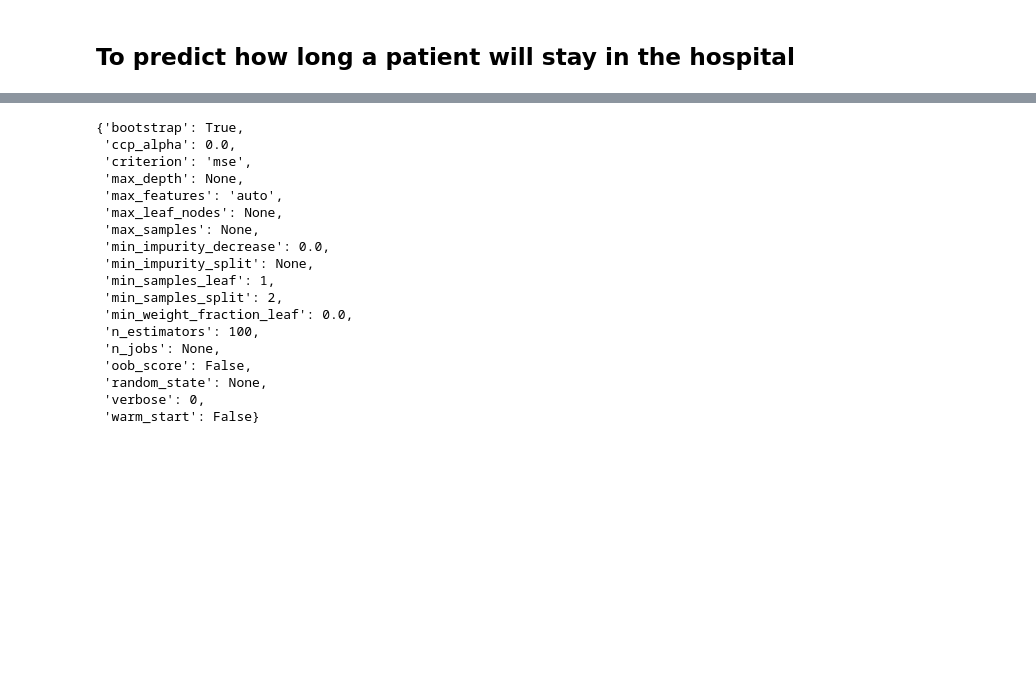
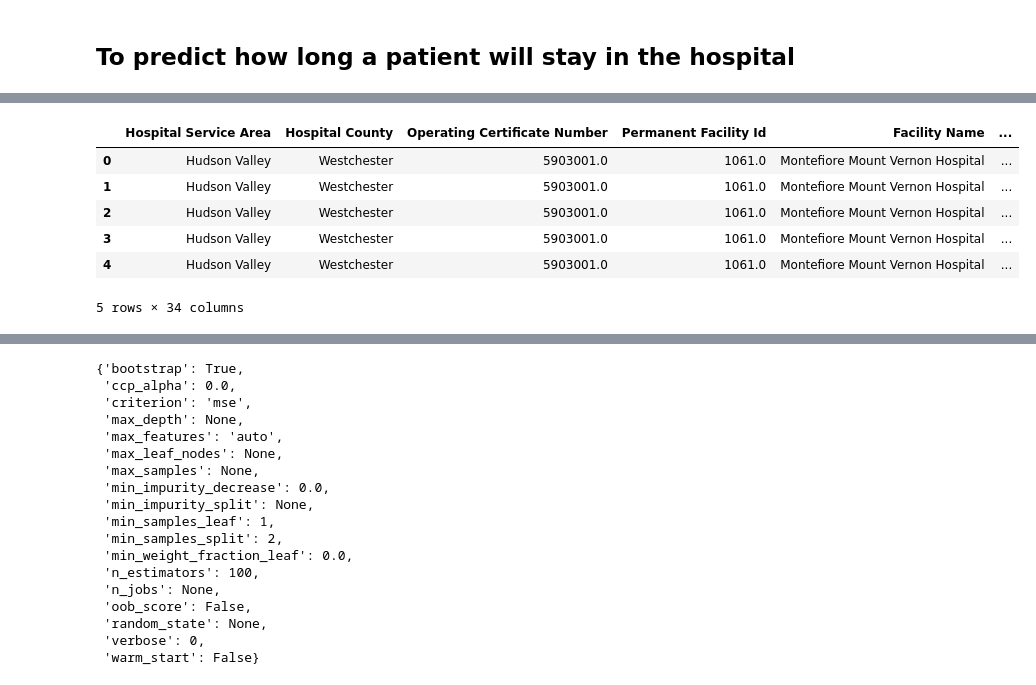
Before and after one commit to maxi-musz/GDSC_Fuoye_DS_ML_AI, a Jupyter notebook: GDSC-TASK-ONE.ipynb, the cells around one changed output, grey strips where cells are left out. Saved outputs shown, nothing was run; the diff lists cells and outputs as text; code cells hidden in the pictures; blank space fills up the shorter version.

```diff
--- a/GDSC-TASK-ONE.ipynb
+++ b/GDSC-TASK-ONE.ipynb
@@ -172,0 +9,5 @@ y = patient_data["Length of Stay"]
+# %%
+#Getting the data ready
+
+df = pd.read_csv("NY2017.csv", low_memory=False)
+df
@@ -172,0 +106,10 @@ y = patient_data["Length of Stay"]
+# %%
+df.head()
+# %% [output]
+|  | Hospital Service Area | Hospital County | Operating Certificate Number | Permanent Facility Id | Facility Name | ... |
+| 0 | Hudson Valley | Westchester | 5903001.0 | 1061.0 | Montefiore Mount Vernon Hospital | ... |
+| 1 | Hudson Valley | Westchester | 5903001.0 | 1061.0 | Montefiore Mount Vernon Hospital | ... |
+| 2 | Hudson Valley | Westchester | 5903001.0 | 1061.0 | Montefiore Mount Vernon Hospital | ... |
+| 3 | Hudson Valley | Westchester | 5903001.0 | 1061.0 | Montefiore Mount Vernon Hospital | ... |
+| 4 | Hudson Valley | Westchester | 5903001.0 | 1061.0 | Montefiore Mount Vernon Hospital | ... |
+5 rows × 34 columns
```
Also changed, not shown: parts of 62 cells of this notebook.
